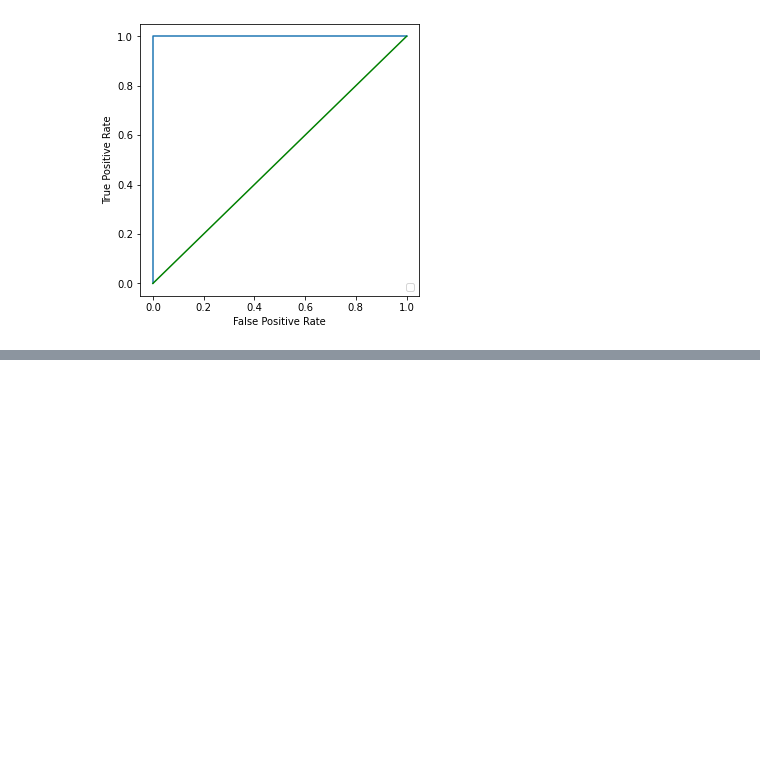
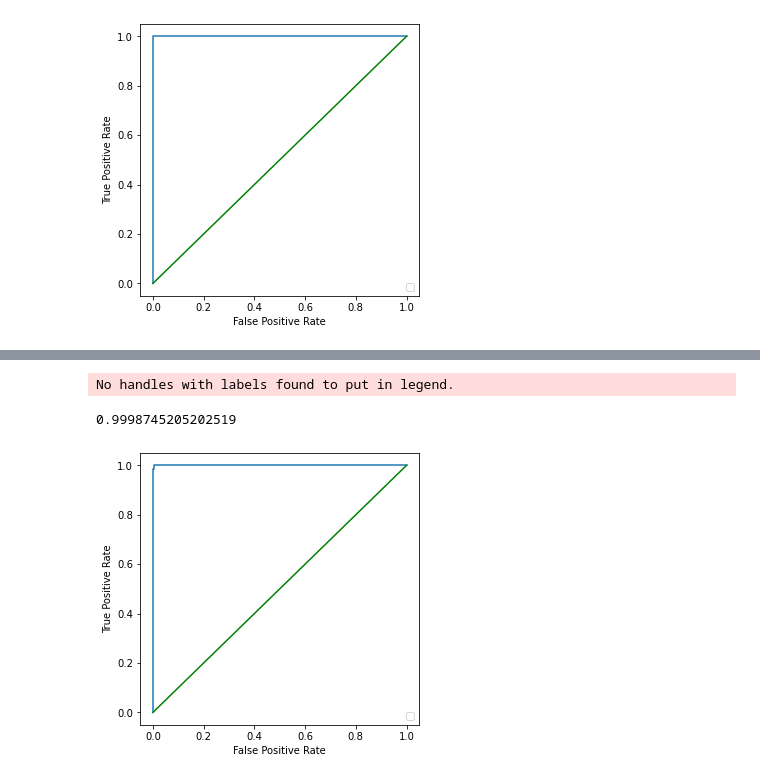
Before and after one commit to ADA-GWU/guidedresearchproject-ShamilShukurov, a Jupyter notebook: code/Modelling_Draft.ipynb, the cells around one changed output, grey strips where cells are left out. Drawn from its saved outputs; the diff is of its cells as text; code cells hidden in the pictures; blank space fills up the shorter version.

Commit message:
models built with upsampled and downsampled datasets

```diff
--- a/code/Modelling_Draft.ipynb
+++ b/code/Modelling_Draft.ipynb
@@ -193,0 +194,10 @@ No handles with labels found to put in legend.
+# %%
+df_majority = df_train[(df_train[target_col]==0)]
+df_minority = df_train[(df_train[target_col]==1)]
+# downsample majority class
+df_majority_upsampled = resample(df_majority,
+                                 replace=False,    # sample with replacement
+                                 n_samples= df_minority.shape[0], # to match majority class
+                                 random_state=42)  # reproducible results
+# Combine majority class with upsampled minority class
+df_downsampled = pd.concat([df_minority, df_majority_upsampled])
@@ -193,0 +220,6 @@ No handles with labels found to put in legend.
+# %%
+X_train = df_downsampled.drop(columns=target_col)
+y_train = df_downsampled[target_col]
+# %%
+clf = lgb.LGBMClassifier()
+clf.fit(X_train, y_train)
@@ -193,0 +228,5 @@ No handles with labels found to put in legend.
+# %%
+prediction_train = clf.predict(X_train)
+prediction_test = clf.predict(X_test)
+prediction_proba_train=clf.predict_proba(X_train)
+prediction_proba_test=clf.predict_proba(X_test)
@@ -193,0 +254,7 @@ No handles with labels found to put in legend.
+# %%
+print(roc_auc_score(y_test, prediction_proba_test[:,1]))
+plot_sklearn_roc_curve(y_test,prediction_proba_test[:,1])
+# %% [output]
+No handles with labels found to put in legend.
+0.9998745205202519
+[figure, added]
```
Also changed, not shown: parts of 4 cells of this notebook.
